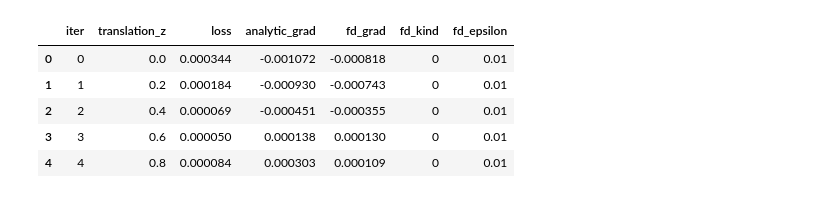
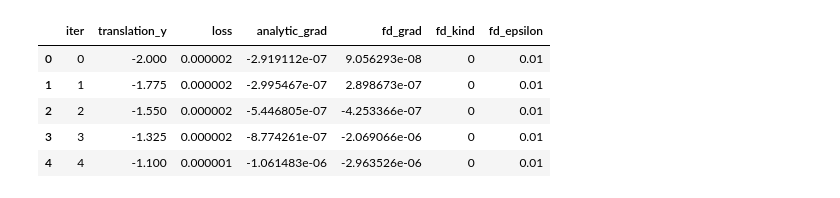
Before and after one commit to M-Gjerde/DifferentiablePointRendering, a Jupyter notebook: python/finite_difference/notebook_scatter.ipynb, the cells around one changed output. Cells and saved outputs as stored; diff of their text form; code cells hidden in the pictures.

```diff
--- a/python/finite_difference/notebook_scatter.ipynb
+++ b/python/finite_difference/notebook_scatter.ipynb
@@ -1,30 +1,30 @@
 # %%
 import pandas as pd
 from pathlib import Path
 
 test = "0"
-parameter = "translation_z"
+parameter = "translation_y"
 scene = "simple_1"
 camera = "camera1"
 csv_path = Path(f"Output/{scene}/{parameter}/{test}/{camera}_{parameter}_sweep.csv")
 
 if not csv_path.exists():
     raise FileNotFoundError(f"CSV file not found: {csv_path}")
 
 df = pd.read_csv(csv_path)
 
 required_columns = {f"{parameter}", "loss", "analytic_grad", "fd_grad"}
 if not required_columns.issubset(df.columns):
     raise RuntimeError(f"CSV must contain columns: {required_columns}")
 
 df.head()
 # %% [output]
-|  | iter | translation_z | loss | analytic_grad | fd_grad | fd_kind | fd_epsilon |
-| 0 | 0 | 0.0 | 0.000344 | -0.001072 | -0.000818 | 0 | 0.01 |
-| 1 | 1 | 0.2 | 0.000184 | -0.000930 | -0.000743 | 0 | 0.01 |
-| 2 | 2 | 0.4 | 0.000069 | -0.000451 | -0.000355 | 0 | 0.01 |
-| 3 | 3 | 0.6 | 0.000050 | 0.000138 | 0.000130 | 0 | 0.01 |
-| 4 | 4 | 0.8 | 0.000084 | 0.000303 | 0.000109 | 0 | 0.01 |
+|  | iter | translation_y | loss | analytic_grad | fd_grad | fd_kind | fd_epsilon |
+| 0 | 0 | -2.000 | 0.000002 | -2.919112e-07 | 9.056293e-08 | 0 | 0.01 |
+| 1 | 1 | -1.775 | 0.000002 | -2.995467e-07 | 2.898673e-07 | 0 | 0.01 |
+| 2 | 2 | -1.550 | 0.000002 | -5.446805e-07 | -4.253366e-07 | 0 | 0.01 |
+| 3 | 3 | -1.325 | 0.000002 | -8.774261e-07 | -2.069066e-06 | 0 | 0.01 |
+| 4 | 4 | -1.100 | 0.000001 | -1.061483e-06 | -2.963526e-06 | 0 | 0.01 |
 # %%
 import matplotlib.pyplot as plt
 
```
Also changed, not shown: parts of 5 cells of this notebook, 8 other files.
